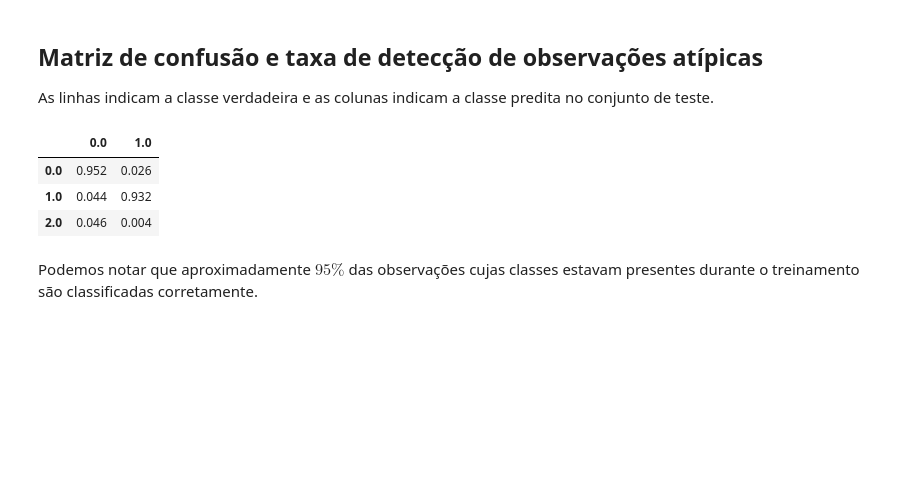
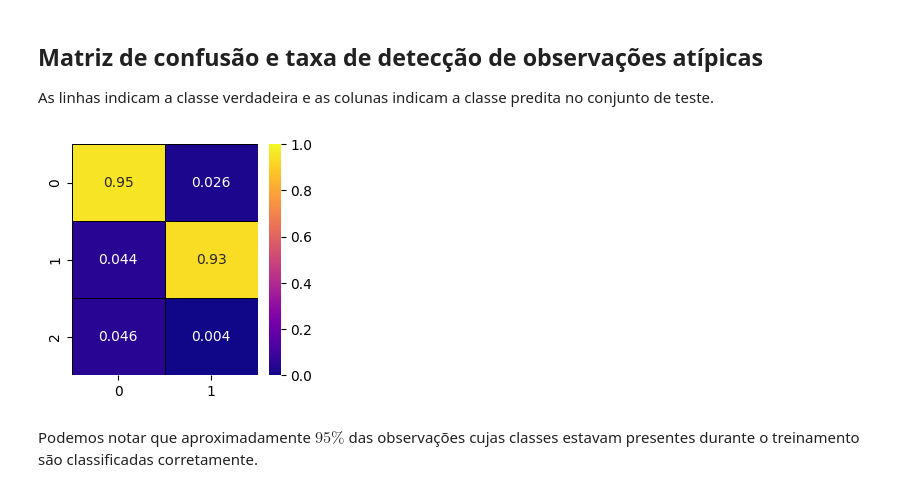
Before and after one commit to mvbdf/PyBCOPS, a Jupyter notebook: exemplo1.ipynb, the cells around one changed output. Drawn from its saved outputs; the diff is of its cells as text; code cells hidden in the pictures; blank space fills up the shorter version.

```diff
--- a/exemplo1.ipynb
+++ b/exemplo1.ipynb
@@ -110,13 +94,13 @@ plt.legend(title = "Classe predita")
 ## Matriz de confusão e taxa de detecção de observações atípicas
 
 As linhas indicam a classe verdadeira e as colunas indicam a classe predita no conjunto de teste.
-# %%
-pb.evaluate_conformal(prediction_conformal, y_test, labels)
-# %% [output]
-|  | 0.0 | 1.0 |
-| 0.0 | 0.952 | 0.026 |
-| 1.0 | 0.044 | 0.932 |
-| 2.0 | 0.046 | 0.004 |
+# %%
+evaluation = pb.evaluate_conformal(prediction_conformal, y_test, labels)
+plt.figure(figsize=(3, 3))
+sns.heatmap(evaluation, vmin=0, vmax=1, cmap="plasma", annot=True, linewidths=0.5, linecolor="black")
+plt.show()
+# %% [output]
+[figure, added]
 # %% [markdown]
 Podemos notar que aproximadamente $95\%$ das observações cujas classes estavam presentes durante o treinamento são classificadas corretamente.
 # %%
```
Also changed, not shown: parts of 12 cells of this notebook, 1 other file.
